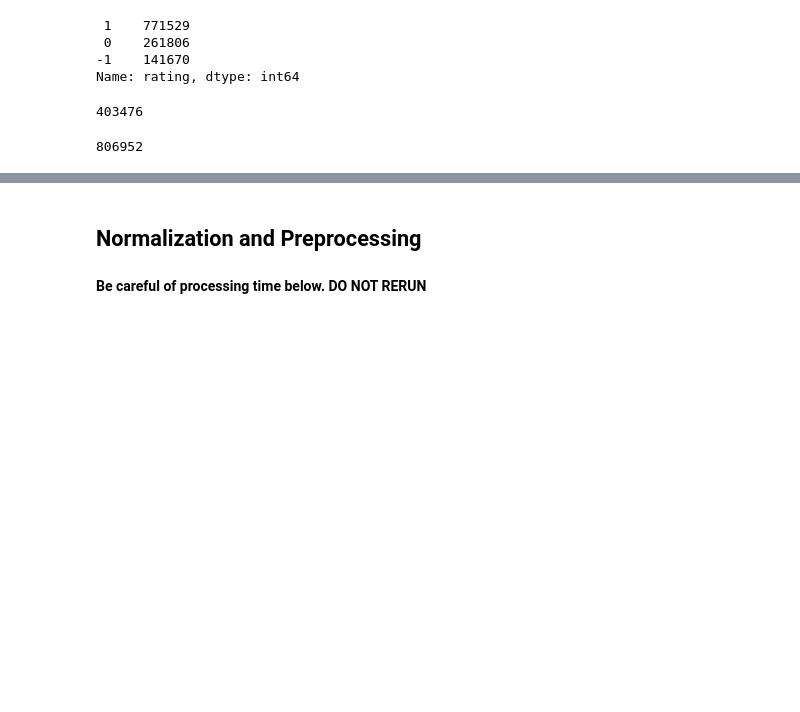
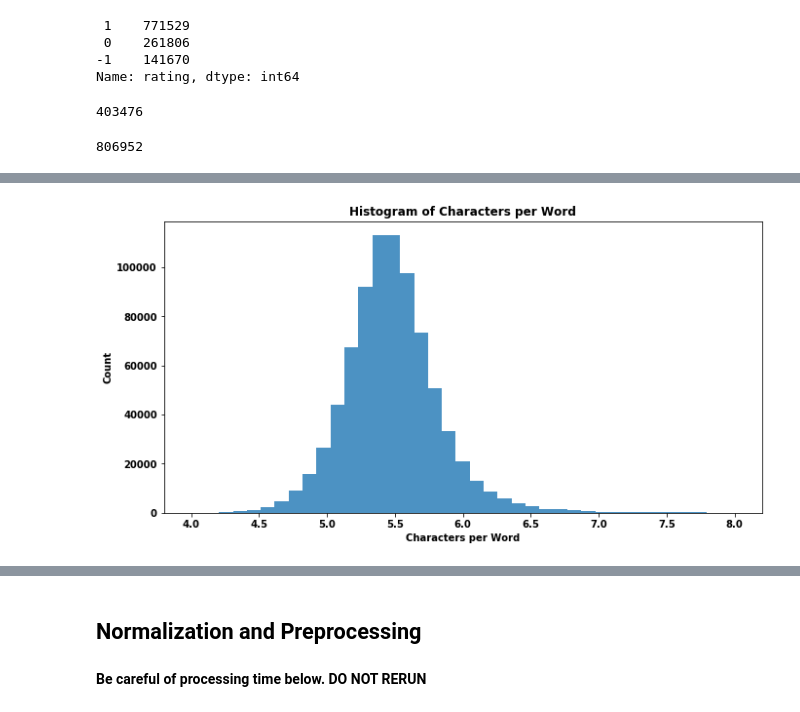
Before and after one commit to dwitten392/Springboard---DW, a Jupyter notebook: Captstone 2 - Goodreads Reviews/Goodreads Book Reviews.ipynb, the cells around one changed output, grey strips where cells are left out. Saved outputs shown, nothing was run; the diff lists cells and outputs as text; code cells hidden in the pictures; blank space fills up the shorter version.

```diff
--- a/Captstone 2 - Goodreads Reviews/Goodreads Book Reviews.ipynb
+++ b/Captstone 2 - Goodreads Reviews/Goodreads Book Reviews.ipynb
@@ -175,0 +254,12 @@ Name: review_length, dtype: int64
+# %%
+f, ax = plt.subplots(figsize=(11,5.5))
+
+bins = np.linspace(4, 8, 40)
+
+plt.hist(df.chars_per_word, bins=bins, alpha=0.8)
+
+ax.set(ylabel="Count", xlabel = "Characters per Word", title = 'Histogram of Characters per Word')
+
+plt.show()
+# %% [output]
+[figure, added]
```
Also changed, not shown: parts of 26 cells of this notebook.
